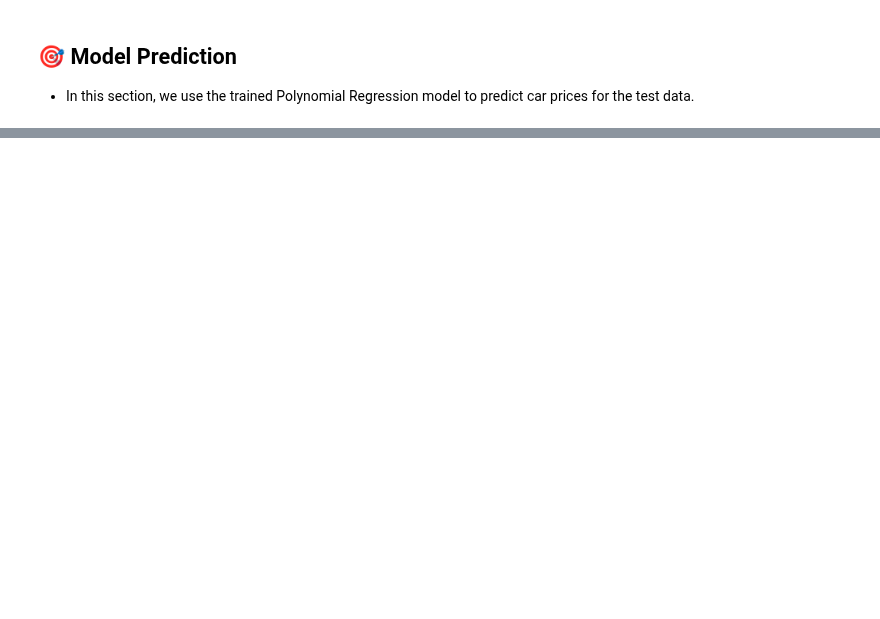
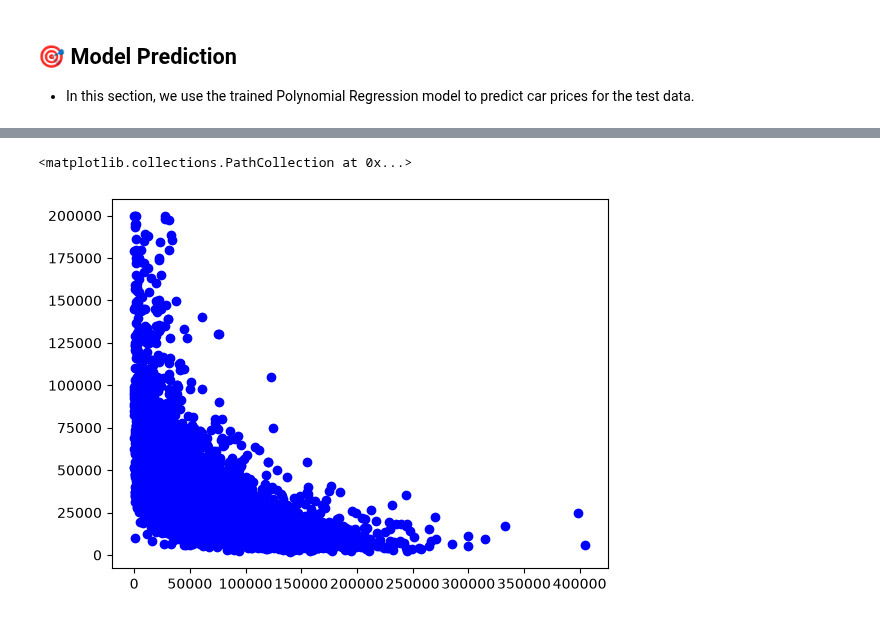
Before and after one commit to Mobin-Madadi/car-price-prediction-ml, a Jupyter notebook: notebooks/car_price_prediction.ipynb, the cells around one changed output, grey strips where cells are left out. Saved outputs shown, nothing was run; the diff lists cells and outputs as text; code cells hidden in the pictures; blank space fills up the shorter version.

Commit message:
Adding Multiple Model

```diff
--- a/notebooks/car_price_prediction.ipynb
+++ b/notebooks/car_price_prediction.ipynb
@@ -229,0 +242,4 @@ R2-score: 0.40
+# %%
+cdf = df[['model_year' , 'milage' , 'price']]
+
+pd.DataFrame(cdf)
@@ -229,0 +260,5 @@ R2-score: 0.40
+# %%
+plt.scatter(cdf.milage , cdf.price , color = 'blue')
+# %% [output]
+<matplotlib.collections.PathCollection at 0x...>
+[figure, added]
```
Also changed, not shown: parts of 14 cells of this notebook.
